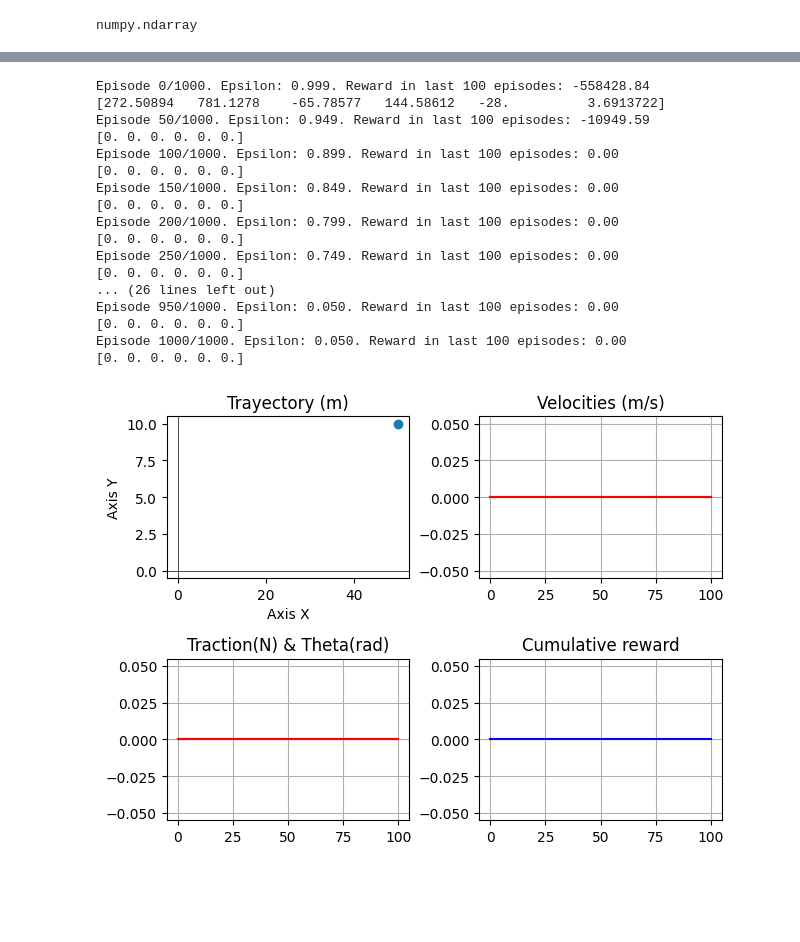
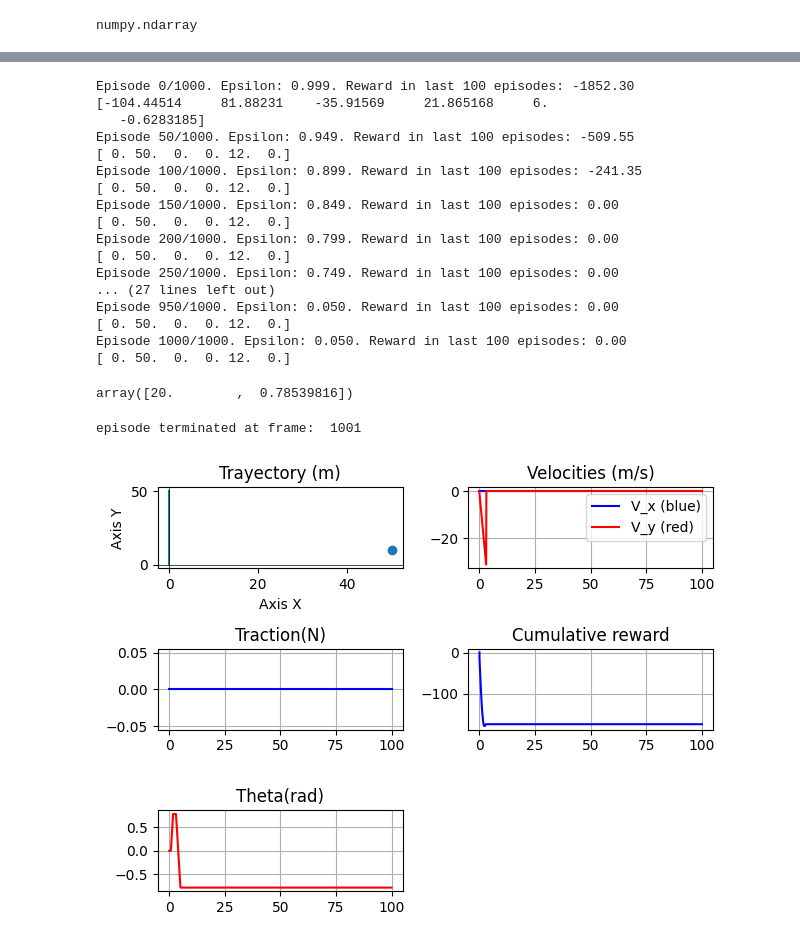
Before and after one commit to jcuesta123/TFM-RL, a Jupyter notebook: new_helicopter.ipynb, the cells around one changed output, grey strips where cells are left out. Saved outputs shown, nothing was run; the diff lists cells and outputs as text; code cells hidden in the pictures; blank space fills up the shorter version.

```diff
--- a/new_helicopter.ipynb
+++ b/new_helicopter.ipynb
@@ -177,4 +248,6 @@ def reward_function(new_state, dest):
 # %%
+# TRAIN MODEL
+
 # Hyperparameters.
 num_episodes = 1000
 epsilon = 1.0
@@ -186,9 +259,12 @@ cur_frame = 0
 # Start training. Play game once and then train with a batch.
 last_100_ep_rewards = []
 for episode in range(num_episodes+1):
-  state = np.array([0., 0., 0., 0., 0., 0.]).astype(np.float32)
+  state = np.array([0., 50., 0., 0., 12., 0.]).astype(np.float32)
   ep_reward, done = 0, False
-  while not done and cur_frame < 1000:
+  while not done:
+
+    if cur_frame > 1000:
+      break
     state_in = torch.from_numpy(np.expand_dims(state, axis=0)).to(device)
     action = select_epsilon_greedy_action(state_in, epsilon)
     next_state, reward, done = environment(state, action)
@@ -219,20 +295,20 @@ for episode in range(num_episodes+1):
           f' Reward in last 100 episodes: {np.mean(last_100_ep_rewards):.2f}')
     print(state)
 # %% [output]
-Episode 0/1000. Epsilon: 0.999. Reward in last 100 episodes: -558428.84
-[272.50894   781.1278    -65.78577   144.58612   -28.          3.6913722]
-Episode 50/1000. Epsilon: 0.949. Reward in last 100 episodes: -10949.59
-[0. 0. 0. 0. 0. 0.]
-Episode 100/1000. Epsilon: 0.899. Reward in last 100 episodes: 0.00
-[0. 0. 0. 0. 0. 0.]
+Episode 0/1000. Epsilon: 0.999. Reward in last 100 episodes: -1852.30
+[-104.44514     81.88231    -35.91569     21.865168     6.
+   -0.6283185]
+Episode 50/1000. Epsilon: 0.949. Reward in last 100 episodes: -509.55
+[ 0. 50.  0.  0. 12.  0.]
+Episode 100/1000. Epsilon: 0.899. Reward in last 100 episodes: -241.35
+[ 0. 50.  0.  0. 12.  0.]
 Episode 150/1000. Epsilon: 0.849. Reward in last 100 episodes: 0.00
-[0. 0. 0. 0. 0. 0.]
+[ 0. 50.  0.  0. 12.  0.]
 Episode 200/1000. Epsilon: 0.799. Reward in last 100 episodes: 0.00
-[0. 0. 0. 0. 0. 0.]
+[ 0. 50.  0.  0. 12.  0.]
 Episode 250/1000. Epsilon: 0.749. Reward in last 100 episodes: 0.00
-[0. 0. 0. 0. 0. 0.]
-... (26 lines left out)
+... (27 lines left out)
 Episode 950/1000. Epsilon: 0.050. Reward in last 100 episodes: 0.00
-[0. 0. 0. 0. 0. 0.]
+[ 0. 50.  0.  0. 12.  0.]
 Episode 1000/1000. Epsilon: 0.050. Reward in last 100 episodes: 0.00
-[0. 0. 0. 0. 0. 0.]
+[ 0. 50.  0.  0. 12.  0.]
@@ -287,29 +315,36 @@ def plot_traj(matrix_info):
+# %%
+max_action_space
+# %% [output]
+array([20.        ,  0.78539816])
 # %%
-# Hyperparameters.
+# FINAL SIMULATION, AFTER NN TRAINING
 
 epsilon = 0
 cur_frame = 0
 time = 0
 
-last_100_ep_rewards = []   ###########################################
-state = np.array([0., 0., 0., 0., 0., 0.]).astype(np.float32)
+state = np.array([0., 50., 0., 0., 0., 0.]).astype(np.float32)
 matrix_info = np.concatenate((state, [time], [0]))
 ep_reward, done = 0, False
 
-while not done and cur_frame < 1000:
+while not done:
+
+  if cur_frame > 1000:
+    break
   state_in = torch.from_numpy(np.expand_dims(state, axis=0)).to(device)
   action = select_epsilon_greedy_action(state_in, epsilon)
   next_state, reward, done = environment(state, action)
   next_state = next_state.astype(np.float32)
   ep_reward += reward
   time = deltaT * cur_frame
 
   matrix_info = np.vstack([matrix_info, np.concatenate((state, [time], [ep_reward]))])
 
   state = next_state
   cur_frame += 1
 
-
+print('episode terminated at frame: ', cur_frame)
 plot_traj(matrix_info)
 # %% [output]
+episode terminated at frame:  1001
-[figure, old version]
+[figure, new version]
```
Also changed, not shown: parts of 5 cells of this notebook.
